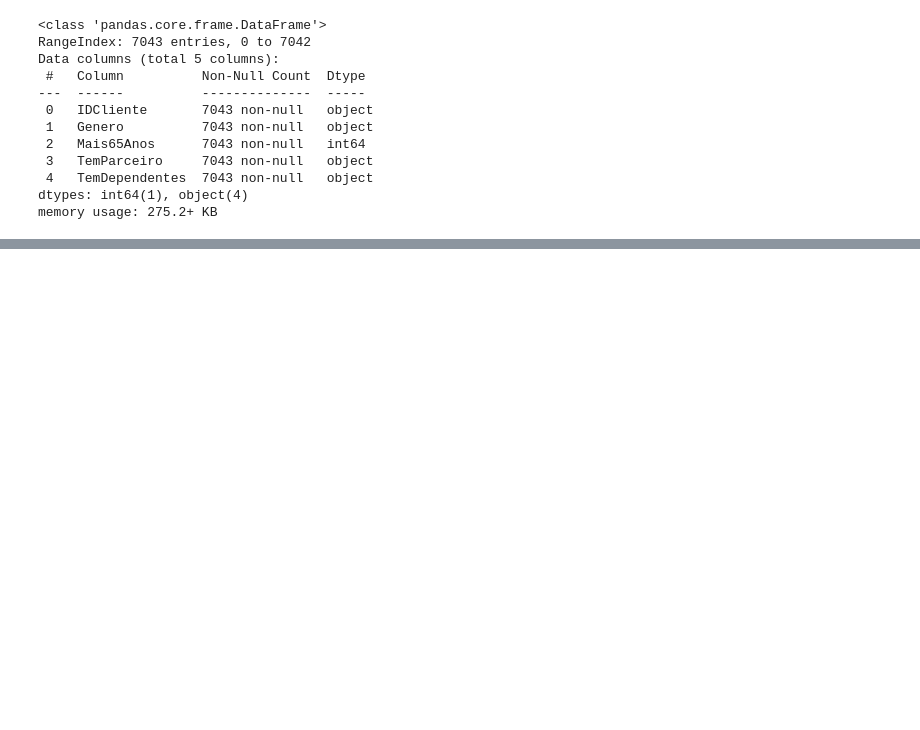
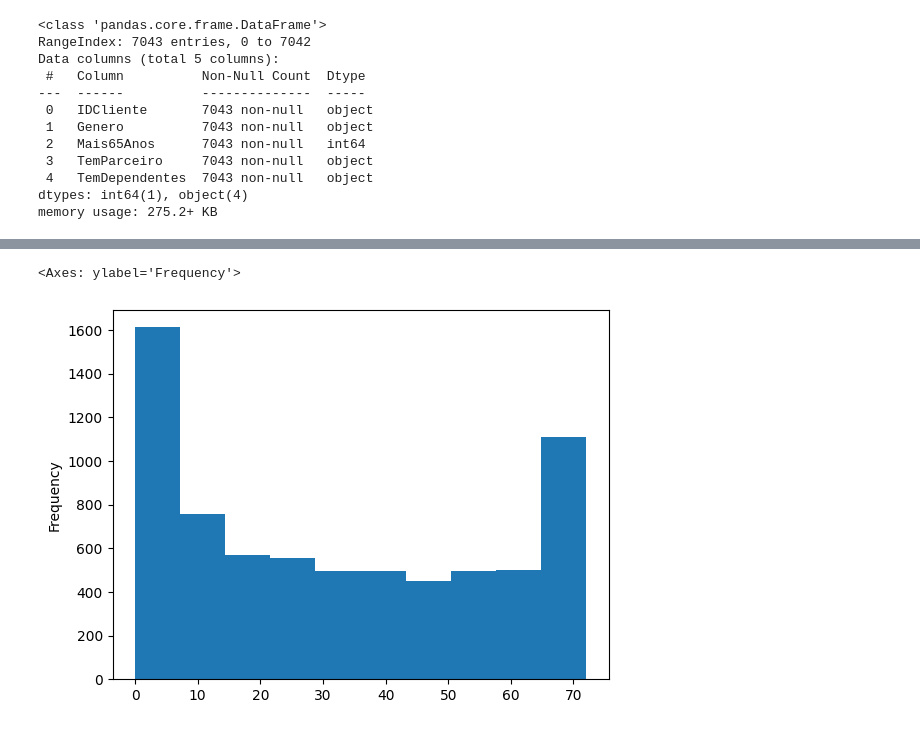
Before and after one commit to PedronXW/ia, a Jupyter notebook: data/eda_churn.ipynb, the cells around one changed output, grey strips where cells are left out. Cells and saved outputs as stored; diff of their text form; code cells hidden in the pictures; blank space fills up the shorter version.

```diff
--- a/data/eda_churn.ipynb
+++ b/data/eda_churn.ipynb
@@ -142,0 +276,6 @@ memory usage: 275.2+ KB
+# %%
+## Gerendo histograma com a distribuição de valores por valor possível
+df_churn.tenure.plot.hist()
+# %% [output]
+<Axes: ylabel='Frequency'>
+[figure, added]
```
Also changed, not shown: parts of 24 cells of this notebook.
